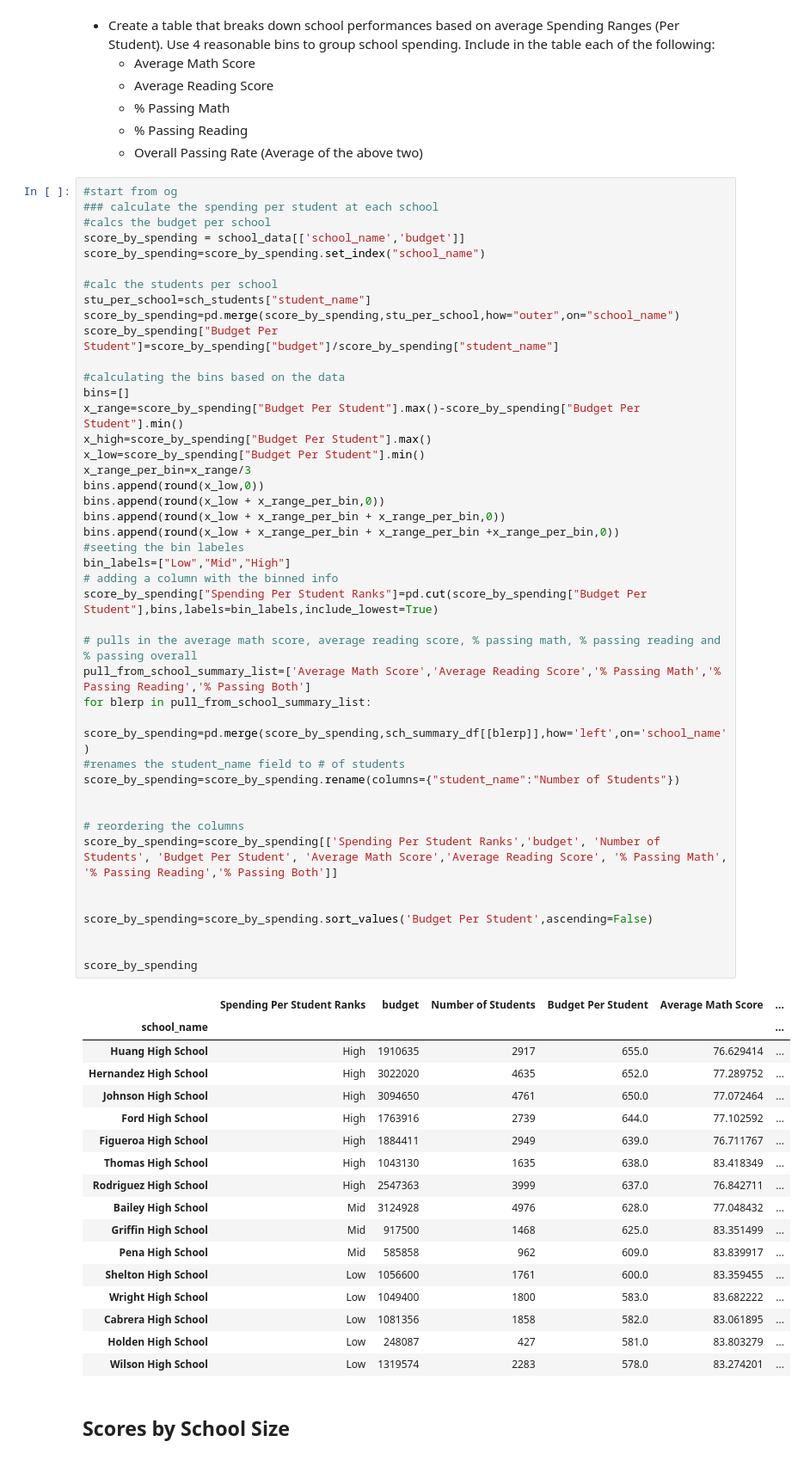
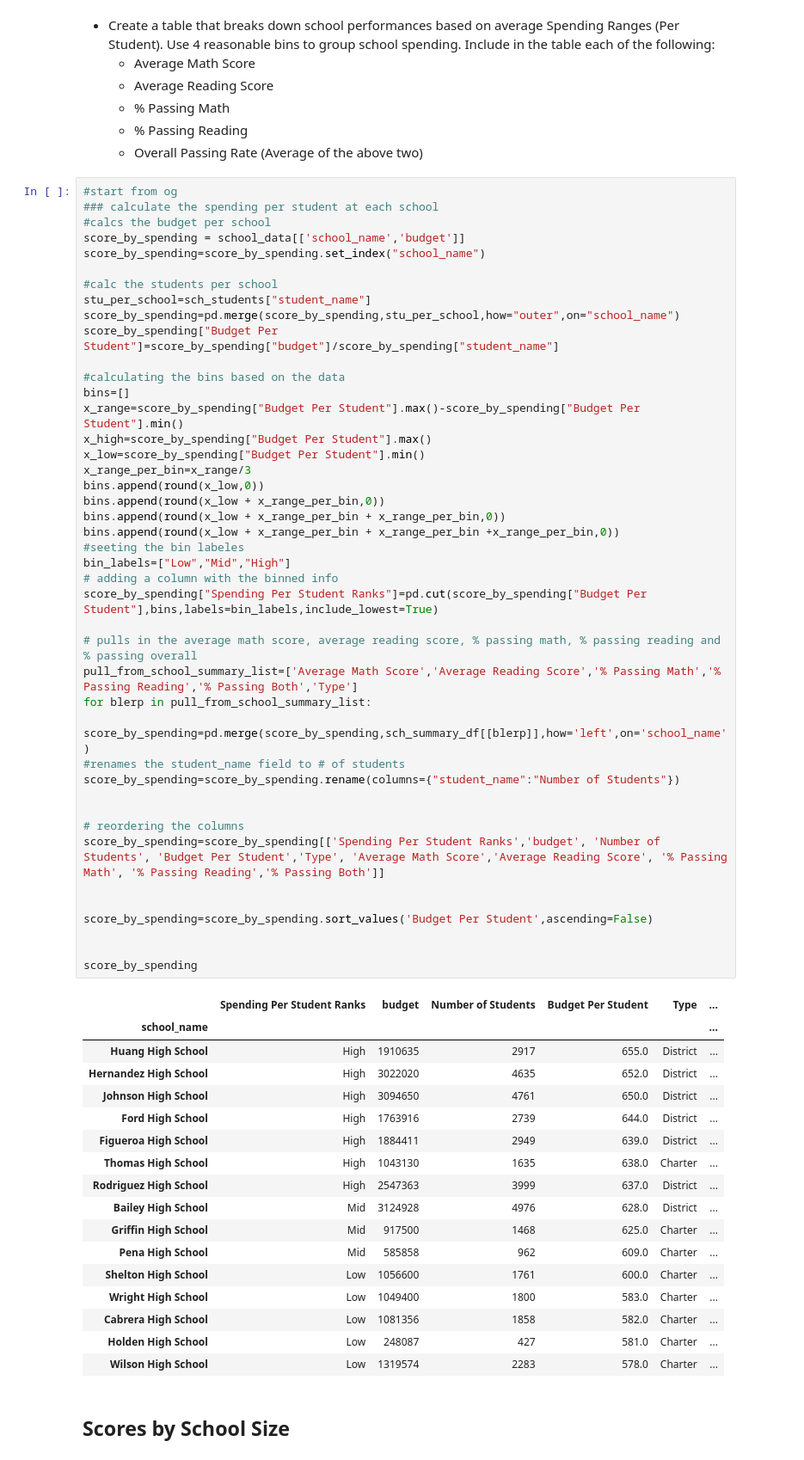
Before and after one commit to travisb98/Schools_Performance_Analysis, a Jupyter notebook: Final/Schools_Performance_Analysis.ipynb, the cells around one changed output. Shown: that part at 86% size. Drawn from its saved outputs; the diff is of its cells as text.

```diff
--- a/Final/Schools_Performance_Analysis.ipynb
+++ b/Final/Schools_Performance_Analysis.ipynb
@@ -445,52 +432,52 @@ score_by_spending["Budget Per Student"]=score_by_spending["budget"]/score_by_spe
 #calculating the bins based on the data
 bins=[]
 x_range=score_by_spending["Budget Per Student"].max()-score_by_spending["Budget Per Student"].min()
 x_high=score_by_spending["Budget Per Student"].max()
 x_low=score_by_spending["Budget Per Student"].min()
 x_range_per_bin=x_range/3
 bins.append(round(x_low,0))
 bins.append(round(x_low + x_range_per_bin,0))
 bins.append(round(x_low + x_range_per_bin + x_range_per_bin,0))
 bins.append(round(x_low + x_range_per_bin + x_range_per_bin +x_range_per_bin,0))
 #seeting the bin labeles
 bin_labels=["Low","Mid","High"]
 # adding a column with the binned info
 score_by_spending["Spending Per Student Ranks"]=pd.cut(score_by_spending["Budget Per Student"],bins,labels=bin_labels,include_lowest=True)
 
 # pulls in the average math score, average reading score, % passing math, % passing reading and % passing overall
-pull_from_school_summary_list=['Average Math Score','Average Reading Score','% Passing Math','% Passing Reading','% Passing Both']
+pull_from_school_summary_list=['Average Math Score','Average Reading Score','% Passing Math','% Passing Reading','% Passing Both','Type']
 for blerp in pull_from_school_summary_list:
     score_by_spending=pd.merge(score_by_spending,sch_summary_df[[blerp]],how='left',on='school_name')
 #renames the student_name field to # of students
 score_by_spending=score_by_spending.rename(columns={"student_name":"Number of Students"})
 
 
 # reordering the columns
-score_by_spending=score_by_spending[['Spending Per Student Ranks','budget', 'Number of Students', 'Budget Per Student', 'Average Math Score','Average Reading Score', '% Passing Math', '% Passing Reading','% Passing Both']]
+score_by_spending=score_by_spending[['Spending Per Student Ranks','budget', 'Number of Students', 'Budget Per Student','Type', 'Average Math Score','Average Reading Score', '% Passing Math', '% Passing Reading','% Passing Both']]
 
 
 score_by_spending=score_by_spending.sort_values('Budget Per Student',ascending=False)
 
 
 score_by_spending
 # %% [output]
-|  | Spending Per Student Ranks | budget | Number of Students | Budget Per Student | Average Math Score | ... |
+|  | Spending Per Student Ranks | budget | Number of Students | Budget Per Student | Type | ... |
 | school_name |  |  |  |  |  | ... |
-| Huang High School | High | 1910635 | 2917 | 655.0 | 76.629414 | ... |
-| Hernandez High School | High | 3022020 | 4635 | 652.0 | 77.289752 | ... |
-| Johnson High School | High | 3094650 | 4761 | 650.0 | 77.072464 | ... |
-| Ford High School | High | 1763916 | 2739 | 644.0 | 77.102592 | ... |
-| Figueroa High School | High | 1884411 | 2949 | 639.0 | 76.711767 | ... |
-| Thomas High School | High | 1043130 | 1635 | 638.0 | 83.418349 | ... |
-| Rodriguez High School | High | 2547363 | 3999 | 637.0 | 76.842711 | ... |
-| Bailey High School | Mid | 3124928 | 4976 | 628.0 | 77.048432 | ... |
-| Griffin High School | Mid | 917500 | 1468 | 625.0 | 83.351499 | ... |
-| Pena High School | Mid | 585858 | 962 | 609.0 | 83.839917 | ... |
-| Shelton High School | Low | 1056600 | 1761 | 600.0 | 83.359455 | ... |
-| Wright High School | Low | 1049400 | 1800 | 583.0 | 83.682222 | ... |
-| Cabrera High School | Low | 1081356 | 1858 | 582.0 | 83.061895 | ... |
-| Holden High School | Low | 248087 | 427 | 581.0 | 83.803279 | ... |
-| Wilson High School | Low | 1319574 | 2283 | 578.0 | 83.274201 | ... |
+| Huang High School | High | 1910635 | 2917 | 655.0 | District | ... |
+| Hernandez High School | High | 3022020 | 4635 | 652.0 | District | ... |
+| Johnson High School | High | 3094650 | 4761 | 650.0 | District | ... |
+| Ford High School | High | 1763916 | 2739 | 644.0 | District | ... |
+| Figueroa High School | High | 1884411 | 2949 | 639.0 | District | ... |
+| Thomas High School | High | 1043130 | 1635 | 638.0 | Charter | ... |
+| Rodriguez High School | High | 2547363 | 3999 | 637.0 | District | ... |
+| Bailey High School | Mid | 3124928 | 4976 | 628.0 | District | ... |
+| Griffin High School | Mid | 917500 | 1468 | 625.0 | Charter | ... |
+| Pena High School | Mid | 585858 | 962 | 609.0 | Charter | ... |
+| Shelton High School | Low | 1056600 | 1761 | 600.0 | Charter | ... |
+| Wright High School | Low | 1049400 | 1800 | 583.0 | Charter | ... |
+| Cabrera High School | Low | 1081356 | 1858 | 582.0 | Charter | ... |
+| Holden High School | Low | 248087 | 427 | 581.0 | Charter | ... |
+| Wilson High School | Low | 1319574 | 2283 | 578.0 | Charter | ... |
 # %% [markdown]
 ## Scores by School Size
 # %% [markdown]
```
Also changed, not shown: parts of 4 cells of this notebook, 3 other files.
